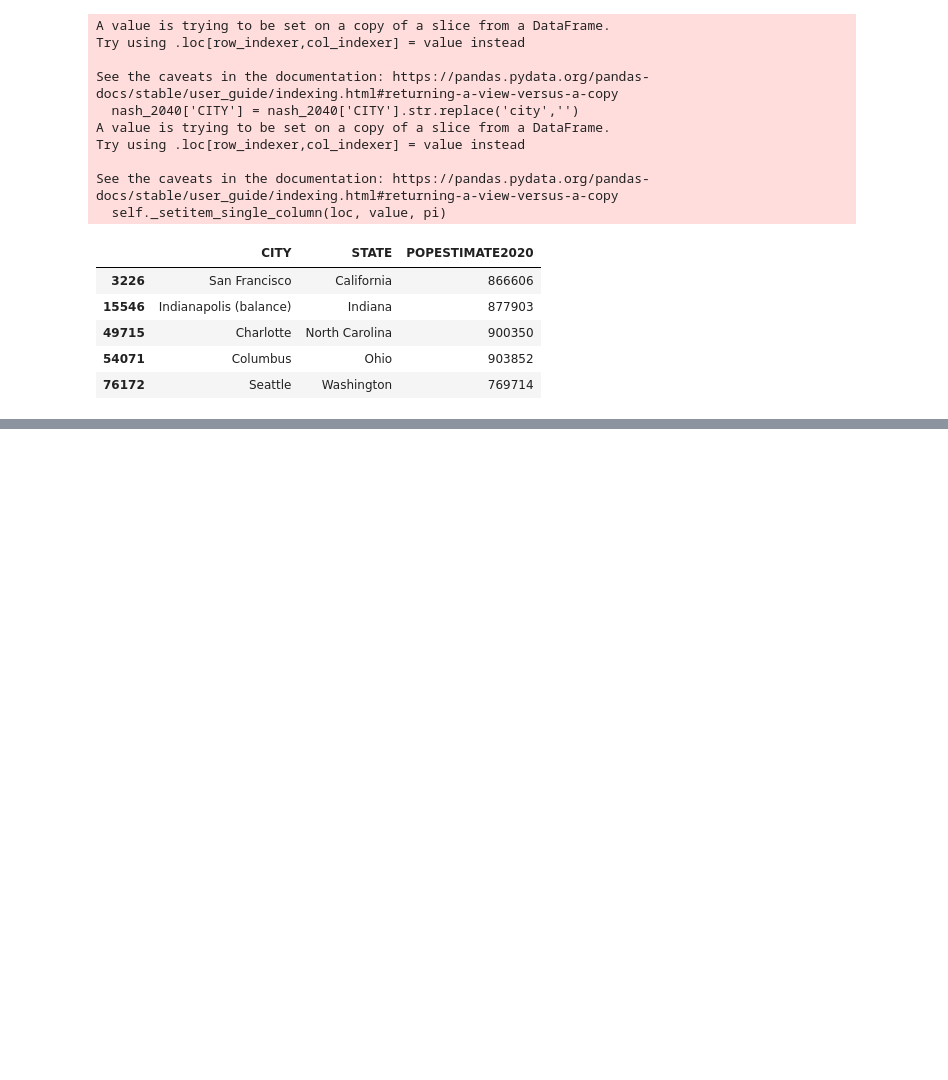
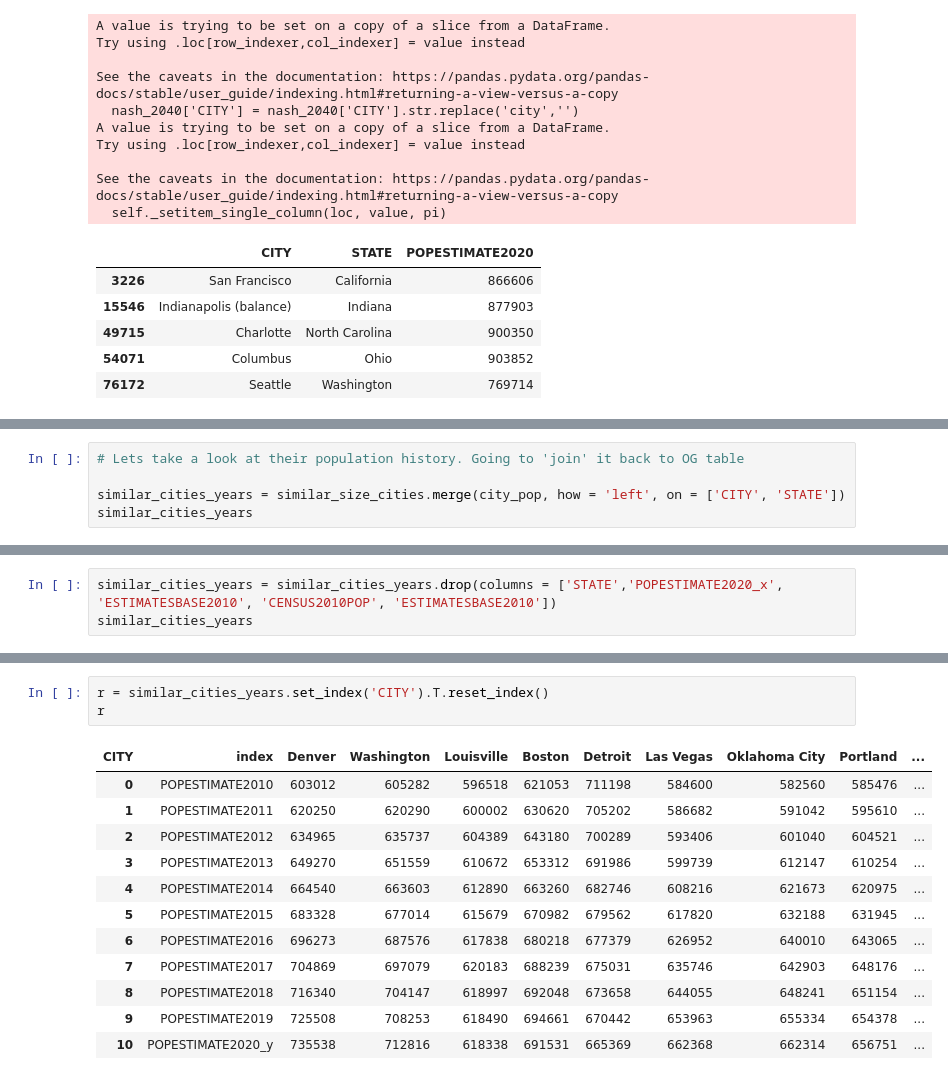
Before and after one commit to tye642/nashville_public_transportation, a Jupyter notebook: notebook/census_data_analysis.ipynb, the cells around one changed output, grey strips where cells are left out. Saved outputs shown, nothing was run; the diff lists cells and outputs as text; blank space fills up the shorter version.

```diff
--- a/notebook/census_data_analysis.ipynb
+++ b/notebook/census_data_analysis.ipynb
@@ -375,0 +424,5 @@ See the caveats in the documentation: https://pandas.pydata.org/pandas-docs/stab
+# %%
+# Lets take a look at their population history. Going to 'join' it back to OG table
+
+similar_cities_years = similar_size_cities.merge(city_pop, how = 'left', on = ['CITY', 'STATE'])
+similar_cities_years
@@ -375,0 +442,3 @@ See the caveats in the documentation: https://pandas.pydata.org/pandas-docs/stab
+# %%
+similar_cities_years = similar_cities_years.drop(columns = ['STATE','POPESTIMATE2020_x', 'ESTIMATESBASE2010', 'CENSUS2010POP', 'ESTIMATESBASE2010'])
+similar_cities_years
@@ -375,0 +458,16 @@ See the caveats in the documentation: https://pandas.pydata.org/pandas-docs/stab
+# %%
+r = similar_cities_years.set_index('CITY').T.reset_index()
+r
+# %% [output]
+| CITY | index | Denver | Washington | Louisville | Boston | Detroit | Las Vegas | Oklahoma City | Portland | ... |
+| 0 | POPESTIMATE2010 | 603012 | 605282 | 596518 | 621053 | 711198 | 584600 | 582560 | 585476 | ... |
+| 1 | POPESTIMATE2011 | 620250 | 620290 | 600002 | 630620 | 705202 | 586682 | 591042 | 595610 | ... |
+| 2 | POPESTIMATE2012 | 634965 | 635737 | 604389 | 643180 | 700289 | 593406 | 601040 | 604521 | ... |
+| 3 | POPESTIMATE2013 | 649270 | 651559 | 610672 | 653312 | 691986 | 599739 | 612147 | 610254 | ... |
+| 4 | POPESTIMATE2014 | 664540 | 663603 | 612890 | 663260 | 682746 | 608216 | 621673 | 620975 | ... |
+| 5 | POPESTIMATE2015 | 683328 | 677014 | 615679 | 670982 | 679562 | 617820 | 632188 | 631945 | ... |
+| 6 | POPESTIMATE2016 | 696273 | 687576 | 617838 | 680218 | 677379 | 626952 | 640010 | 643065 | ... |
+| 7 | POPESTIMATE2017 | 704869 | 697079 | 620183 | 688239 | 675031 | 635746 | 642903 | 648176 | ... |
+| 8 | POPESTIMATE2018 | 716340 | 704147 | 618997 | 692048 | 673658 | 644055 | 648241 | 651154 | ... |
+| 9 | POPESTIMATE2019 | 725508 | 708253 | 618490 | 694661 | 670442 | 653963 | 655334 | 654378 | ... |
+| 10 | POPESTIMATE2020_y | 735538 | 712816 | 618338 | 691531 | 665369 | 662368 | 662314 | 656751 | ... |
```
Also changed, not shown: parts of 11 cells of this notebook.
